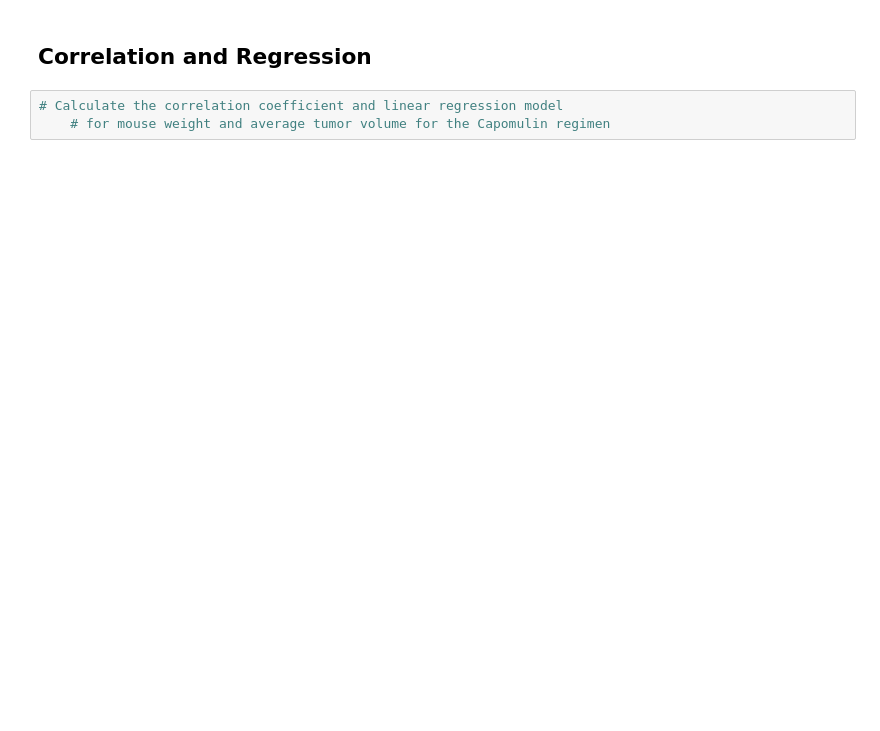
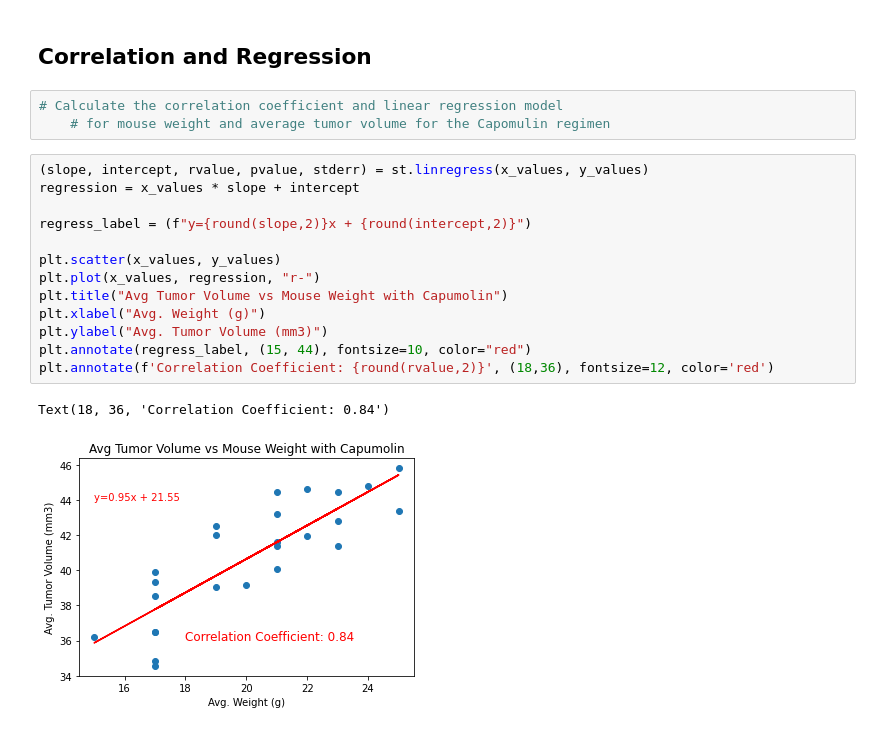
Before and after one commit to willserene/Matplotlib_Challenge, a Jupyter notebook: Pymaceuticals/pymaceuticals_starter.ipynb, the cells around one changed output. Cells and saved outputs as stored; diff of their text form; blank space fills up the shorter version.

```diff
--- a/Pymaceuticals/pymaceuticals_starter.ipynb
+++ b/Pymaceuticals/pymaceuticals_starter.ipynb
@@ -458,3 +589,19 @@ tumorvol_list = []
 # %%
 # Calculate the correlation coefficient and linear regression model
     # for mouse weight and average tumor volume for the Capomulin regimen
+# %%
+(slope, intercept, rvalue, pvalue, stderr) = st.linregress(x_values, y_values)
+regression = x_values * slope + intercept
+
+regress_label = (f"y={round(slope,2)}x + {round(intercept,2)}")
+
+plt.scatter(x_values, y_values)
+plt.plot(x_values, regression, "r-")
+plt.title("Avg Tumor Volume vs Mouse Weight with Capumolin")
+plt.xlabel("Avg. Weight (g)")
+plt.ylabel("Avg. Tumor Volume (mm3)")
+plt.annotate(regress_label, (15, 44), fontsize=10, color="red")
+plt.annotate(f'Correlation Coefficient: {round(rvalue,2)}', (18,36), fontsize=12, color='red')
+# %% [output]
+Text(18, 36, 'Correlation Coefficient: 0.84')
+[figure, added]
```
Also changed, not shown: parts of 11 cells of this notebook.
